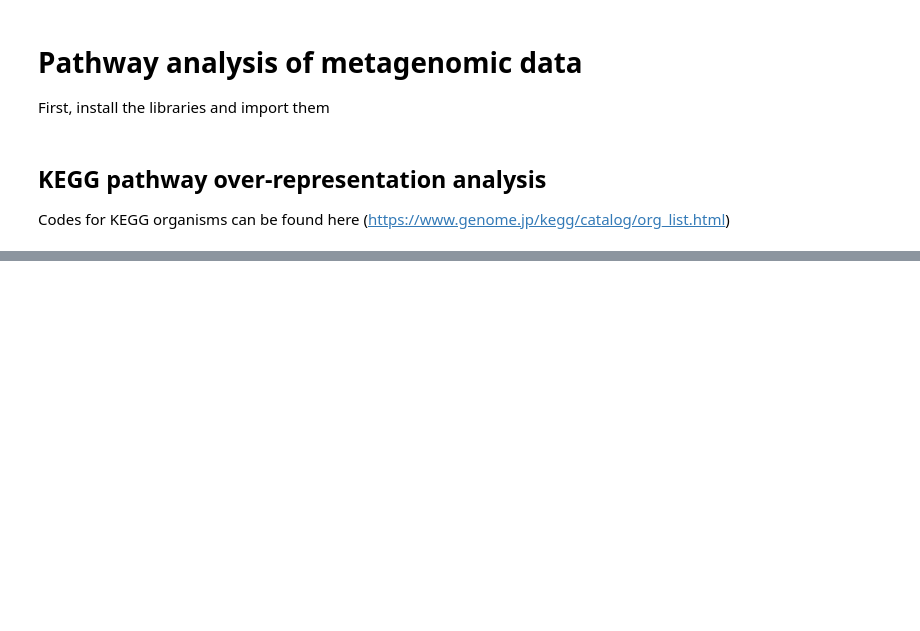
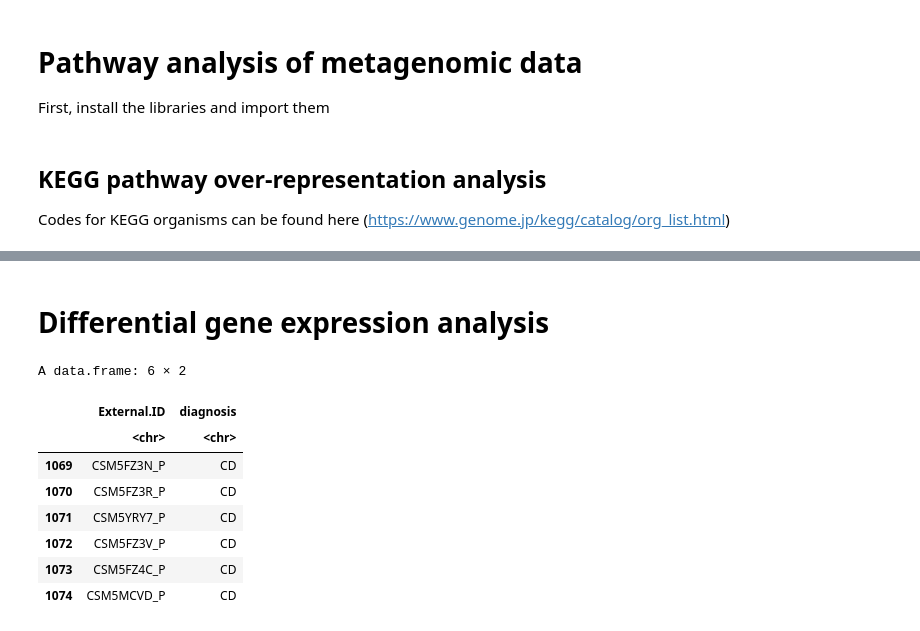
Before and after one commit to AmauryPelzer/BBS3005_Metabolic-modelling-for-microbiome-in-IBD, a Jupyter notebook: Scripts/Pathway_analysis.ipynb, the cells around one changed output, grey strips where cells are left out. Cells and saved outputs as stored; diff of their text form; code cells hidden in the pictures; blank space fills up the shorter version.

Commit message:
Started Differential gene expression analysis

```diff
--- a/Scripts/Pathway_analysis.ipynb
+++ b/Scripts/Pathway_analysis.ipynb
@@ -49,3 +49,26 @@ A data.frame: 6 × 9
 | eco01200 | eco01200 | Carbon metabolism | 101/874 | 110/1722 | 1.267216e-21 | 2.661153e-20 | 9.003900e-21 | b4471/b4395/b4388/b4268/b4232/b41... | 101 |
 | eco01240 | eco01240 | Biosynthesis of cofactors | 110/874 | 140/1722 | 1.541481e-12 | 2.589689e-11 | 8.762105e-12 | b4386/b4245/b4177/b4039/b3997/b39... | 110 |
 | eco00630 | eco00630 | Glyoxylate and dicarboxylate meta... | 39/874 | 42/1722 | 3.363615e-09 | 4.709062e-08 | 1.593292e-08 | b4069/b4015/b4014/b3894/b3893/b38... | 39 |
+# %% [markdown]
+# Differential gene expression analysis
+# %%
+# Import metadata file
+metadata <- read.csv(file = '../Data/hmp2_metadata_2018-08-20.csv', sep = ',', header = TRUE)
+# Select metagenomics
+metagenomics_metadata <- metadata[metadata$data_type=='metagenomics',]
+# Write metagenomics metadata file into csv
+write.csv(metagenomics_metadata,"..\\Data\\Metagenomics_metadata.csv", row.names = FALSE)
+# %%
+#head(metagenomics_metadata)
+metagenomics_metadata_subset <- subset(metagenomics_metadata, select= c(External.ID, diagnosis))
+head(metagenomics_metadata_subset)
+# %% [output]
+A data.frame: 6 × 2
+|  | External.ID | diagnosis |
+|  | <chr> | <chr> |
+| 1069 | CSM5FZ3N_P | CD |
+| 1070 | CSM5FZ3R_P | CD |
+| 1071 | CSM5YRY7_P | CD |
+| 1072 | CSM5FZ3V_P | CD |
+| 1073 | CSM5FZ4C_P | CD |
+| 1074 | CSM5MCVD_P | CD |
```
